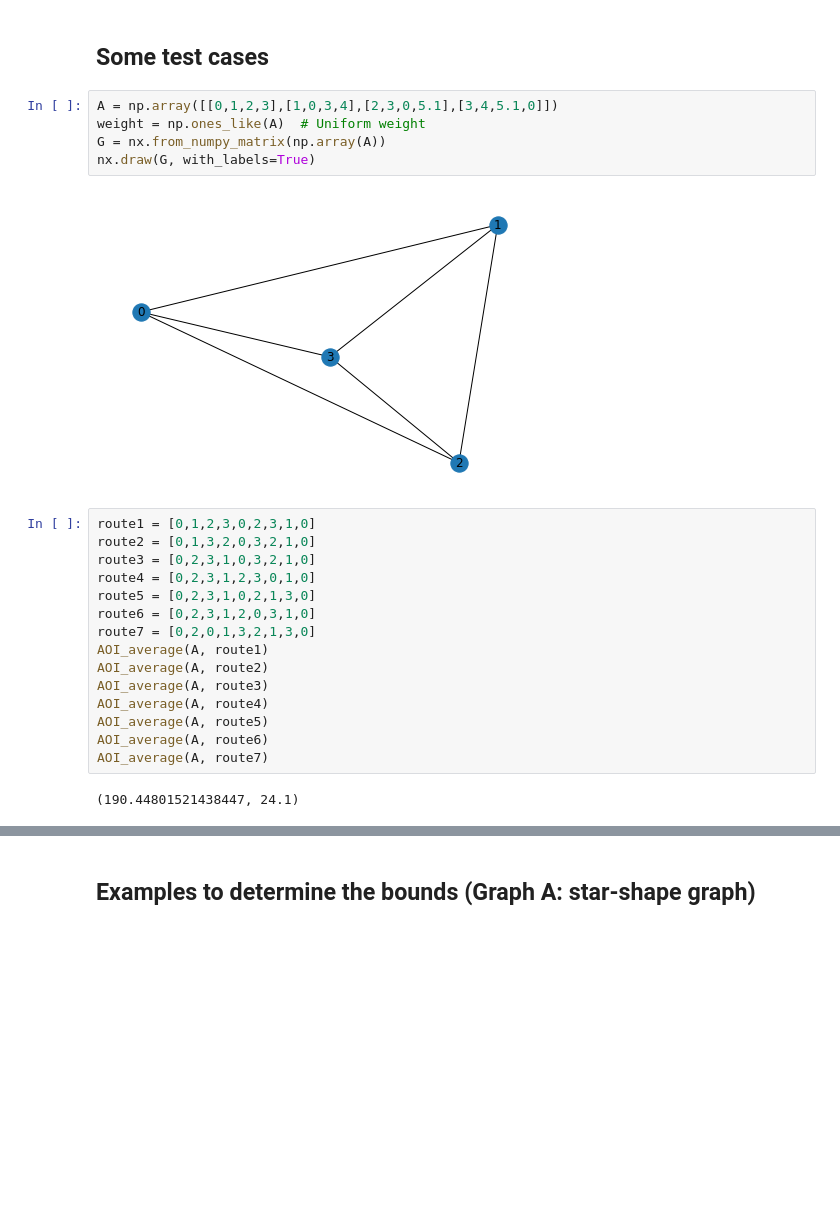
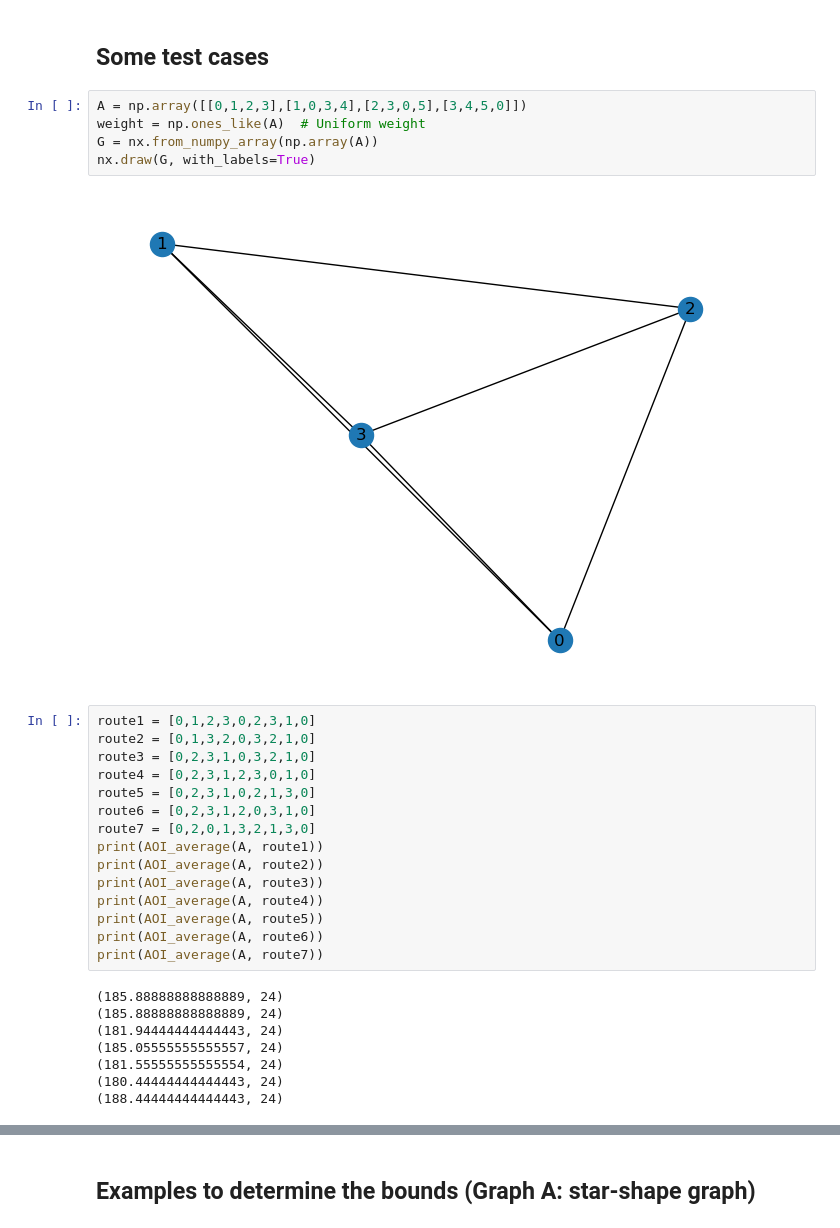
Before and after one commit to WeiqiWangMath/AoI_project, a Jupyter notebook: AOI_patrol_graph.ipynb, the cells around one changed output, grey strips where cells are left out. Drawn from its saved outputs; the diff is of its cells as text; blank space fills up the shorter version.

```diff
--- a/AOI_patrol_graph.ipynb
+++ b/AOI_patrol_graph.ipynb
@@ -73,12 +73,12 @@ def AOI_average(A, route):
 # %% [markdown]
 ## Some test cases
 # %%
-A = np.array([[0,1,2,3],[1,0,3,4],[2,3,0,5.1],[3,4,5.1,0]])
+A = np.array([[0,1,2,3],[1,0,3,4],[2,3,0,5],[3,4,5,0]])
 weight = np.ones_like(A)  # Uniform weight
-G = nx.from_numpy_matrix(np.array(A))
+G = nx.from_numpy_array(np.array(A))
 nx.draw(G, with_labels=True)
 # %% [output]
-[figure, old version]
+[figure, new version]
 # %%
 route1 = [0,1,2,3,0,2,3,1,0]
 route2 = [0,1,3,2,0,3,2,1,0]
@@ -87,15 +87,21 @@ route4 = [0,2,3,1,2,3,0,1,0]
 route5 = [0,2,3,1,0,2,1,3,0]
 route6 = [0,2,3,1,2,0,3,1,0]
 route7 = [0,2,0,1,3,2,1,3,0]
-AOI_average(A, route1)
-AOI_average(A, route2)
-AOI_average(A, route3)
-AOI_average(A, route4)
-AOI_average(A, route5)
-AOI_average(A, route6)
-AOI_average(A, route7)
+print(AOI_average(A, route1))
+print(AOI_average(A, route2))
+print(AOI_average(A, route3))
+print(AOI_average(A, route4))
+print(AOI_average(A, route5))
+print(AOI_average(A, route6))
+print(AOI_average(A, route7))
 # %% [output]
-(190.44801521438447, 24.1)
+(185.88888888888889, 24)
+(185.88888888888889, 24)
+(181.94444444444443, 24)
+(185.05555555555557, 24)
+(181.55555555555554, 24)
+(180.44444444444443, 24)
+(188.44444444444443, 24)
 # %%
 A = np.array([[0,1,0,1],[1,0,1,1],[0,1,0,1],[1,1,1,0]])
 route1 = [0,1,3,1,2,3,0]
```
Also changed, not shown: parts of 12 cells of this notebook.
